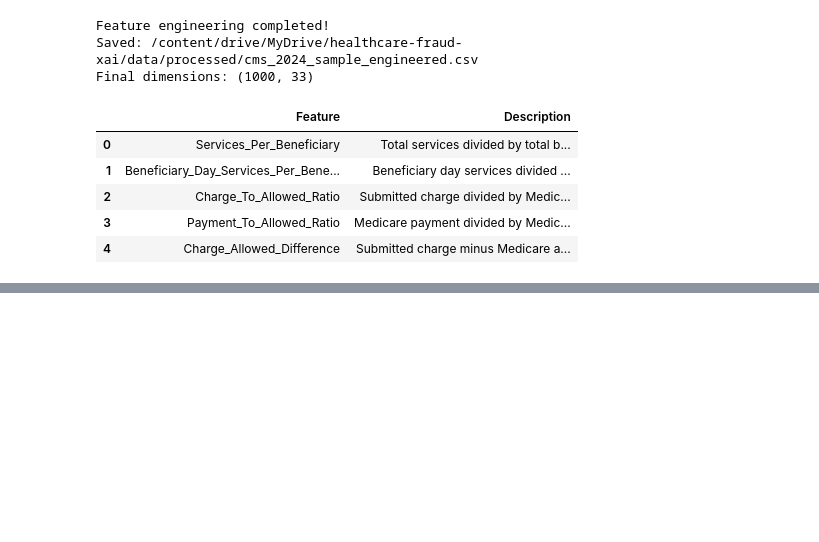
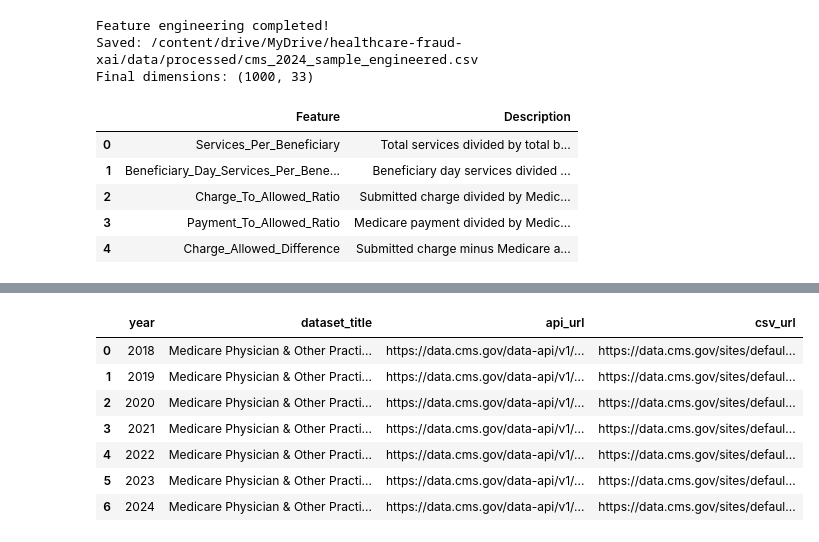
Before and after one commit to rohithrajulapati/healthcare-fraud-xai, a Jupyter notebook: 01_data_acquisition.ipynb, the cells around one changed output, grey strips where cells are left out. Drawn from its saved outputs; the diff is of its cells as text; code cells hidden in the pictures; blank space fills up the shorter version.

```diff
--- a/01_data_acquisition.ipynb
+++ b/01_data_acquisition.ipynb
@@ -1698,0 +2760,88 @@ display(feature_report)
+# %%
+
+release_records = []
+
+for item in datasets:
+
+    title = item.get("title", "")
+
+    # Check exact dataset family
+    if "by provider and service" not in title.lower():
+        continue
+
+    # Check relationship to the correct annual series
+    series_info = item.get("inSeries", [])
+
+    if isinstance(series_info, dict):
+        series_info = [series_info]
+
+    belongs_to_series = any(
+        SERIES_ID in str(series.get("@id", ""))
+        for series in series_info
+    )
+
+    if not belongs_to_series:
+        continue
+
+    year_match = re.search(r"20\d{2}", title)
+
+    if not year_match:
+        continue
+
+    year = int(year_match.group())
+
+    if year < 2018 or year > 2024:
+        continue
+
+    distributions = item.get("distribution", [])
+
+    if isinstance(distributions, dict):
+        distributions = [distributions]
+
+    api_url = None
+    csv_url = None
+
+    for resource in distributions:
+
+        file_format = str(
+            resource.get("format", "")
+        ).upper()
+
+        if file_format == "API":
+            api_url = resource.get("accessURL")
+
+        elif file_format == "CSV":
+            csv_url = resource.get("downloadURL")
+
+    release_records.append({
+        "year": year,
+        "dataset_title": title,
+        "api_url": api_url,
+        "csv_url": csv_url
+    })
+
+historical_releases = pd.DataFrame(release_records)
+
+if historical_releases.empty:
+    print("No annual releases were discovered.")
+else:
+    historical_releases = (
+        historical_releases
+        .drop_duplicates(subset=["year"])
+        .sort_values("year")
+        .reset_index(drop=True)
+    )
+
+    display(historical_releases)
+
+    print("\nYears discovered:")
+    print(historical_releases["year"].tolist())
+# %% [output]
+|  | year | dataset_title | api_url | csv_url |
+| 0 | 2018 | Medicare Physician & Other Practi... | https://data.cms.gov/data-api/v1/... | https://data.cms.gov/sites/defaul... |
+| 1 | 2019 | Medicare Physician & Other Practi... | https://data.cms.gov/data-api/v1/... | https://data.cms.gov/sites/defaul... |
+| 2 | 2020 | Medicare Physician & Other Practi... | https://data.cms.gov/data-api/v1/... | https://data.cms.gov/sites/defaul... |
+| 3 | 2021 | Medicare Physician & Other Practi... | https://data.cms.gov/data-api/v1/... | https://data.cms.gov/sites/defaul... |
+| 4 | 2022 | Medicare Physician & Other Practi... | https://data.cms.gov/data-api/v1/... | https://data.cms.gov/sites/defaul... |
+| 5 | 2023 | Medicare Physician & Other Practi... | https://data.cms.gov/data-api/v1/... | https://data.cms.gov/sites/defaul... |
+| 6 | 2024 | Medicare Physician & Other Practi... | https://data.cms.gov/data-api/v1/... | https://data.cms.gov/sites/defaul... |
```
Also changed, not shown: parts of 46 cells of this notebook.
